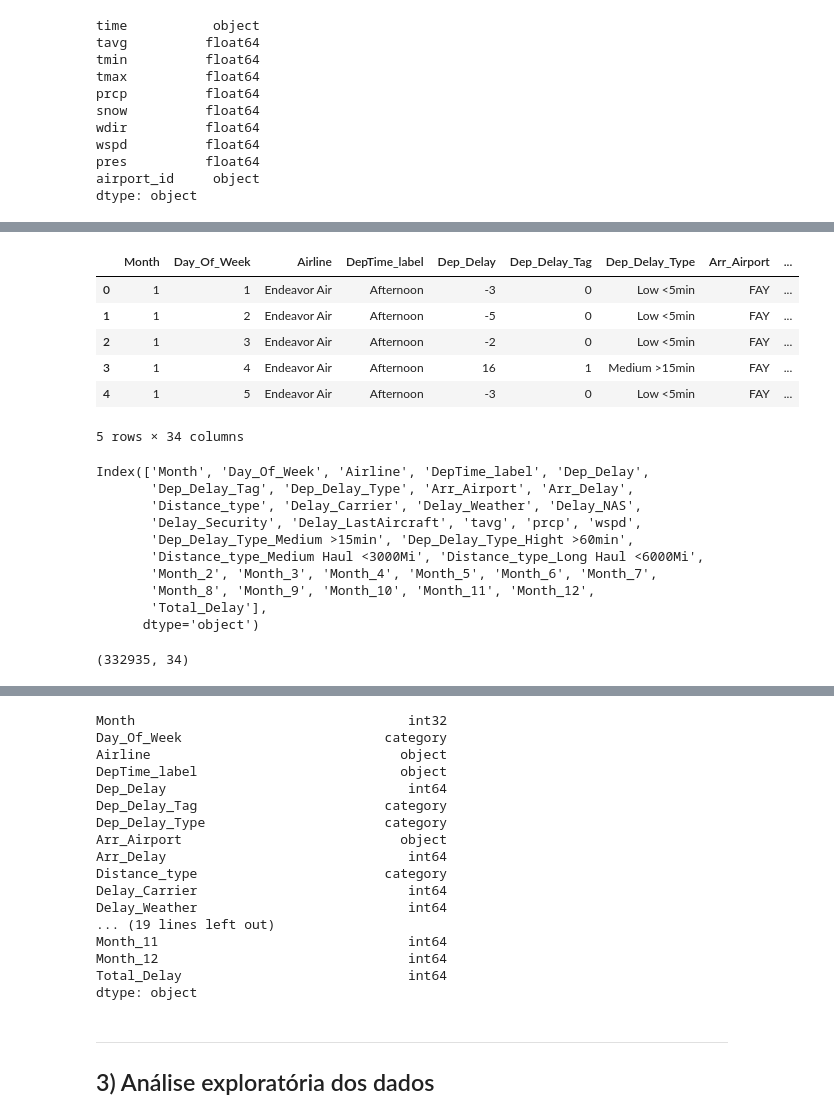
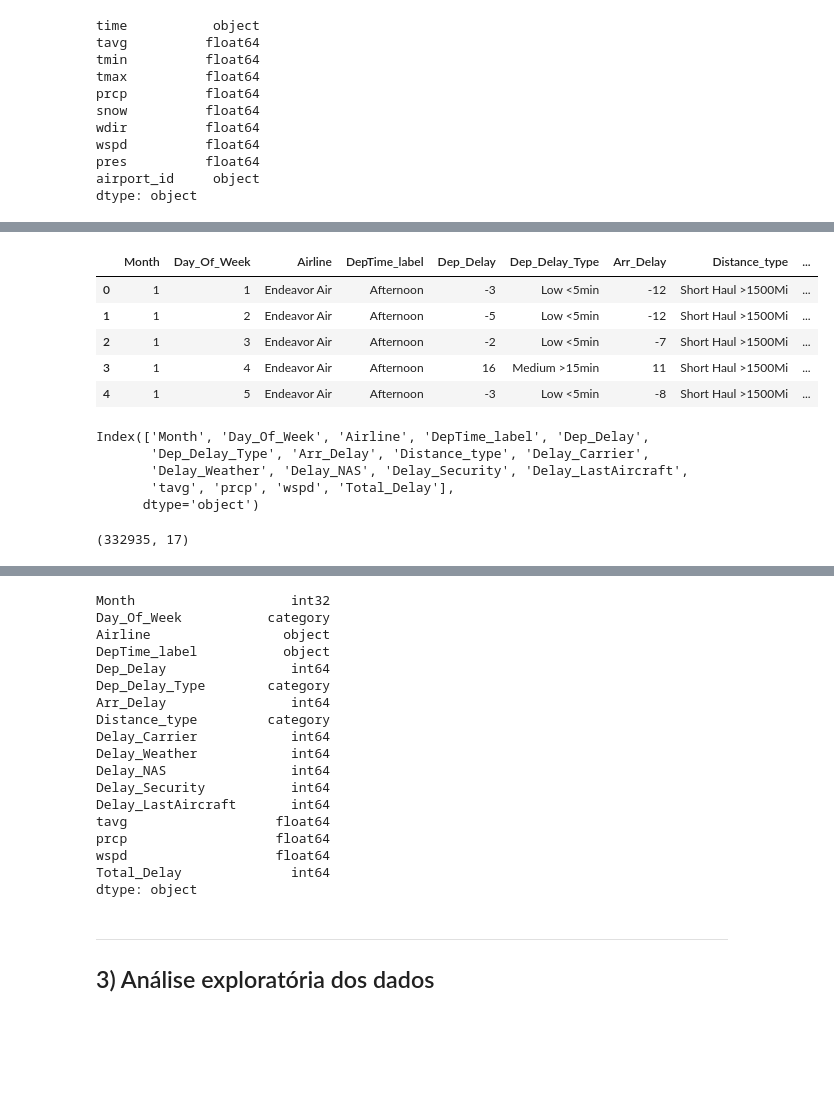
Before and after one commit to thomaskmk/cdados-3, a Jupyter notebook: teste.ipynb, the cells around one changed output, grey strips where cells are left out. Drawn from its saved outputs; the diff is of its cells as text; code cells hidden in the pictures; blank space fills up the shorter version.

```diff
--- a/teste.ipynb
+++ b/teste.ipynb
@@ -154,7 +136,7 @@ dados = dados.merge(dados_clima_subset, left_on='FlightDate', right_on='time', h
 dados.drop('time', axis=1, inplace=True)
 # %%
 # Descartando colunas que não serão utilizadas
-columns_to_drop = ['Tail_Number', 'Dep_CityName', 'Arr_CityName','Arr_Delay_Type', 'Flight_Duration', 'Manufacturer', 'Model', 'Aicraft_age', 'Dep_Airport']
+columns_to_drop = ['Tail_Number', 'Dep_CityName', 'Dep_Delay_Tag', 'Arr_Airport', 'Arr_CityName','Arr_Delay_Type', 'Flight_Duration', 'Manufacturer', 'Model', 'Aicraft_age', 'Dep_Airport']
 
 for column in columns_to_drop:
     dados = dados.drop(column, axis=1)
@@ -170,52 +152,35 @@ dados.head(5)
 # %%
 # Adaptando as colunas para o tipo correto
 dados.Day_Of_Week = dados.Day_Of_Week.astype('category')
-dados.Dep_Delay_Tag = dados.Dep_Delay_Tag.astype('category')
 
-# Substituindo os valores categóricos por valores numéricos
 dados.Dep_Delay_Type = dados.Dep_Delay_Type.astype('category') # Tipo do atraso na partida
 dados['Dep_Delay_Type'] = pd.Categorical(dados['Dep_Delay_Type'], categories=['Low <5min', 'Medium >15min', 'Hight >60min'], ordered=True)
-
-dummies = pd.get_dummies(dados['Dep_Delay_Type'], prefix='Dep_Delay_Type', drop_first=True, dtype='int64')
-dados = pd.concat([dados, dummies], axis=1)
 
 dados.Distance_type = dados.Distance_type.astype('category') # Tipo da distância
 dados['Distance_type'] = pd.Categorical(dados['Distance_type'], categories=['Short Haul >1500Mi', 'Medium Haul <3000Mi', 'Long Haul <6000Mi'], ordered=True)
 
-dummies = pd.get_dummies(dados['Distance_type'], prefix='Distance_type', drop_first=True, dtype='int64')
-dados = pd.concat([dados, dummies], axis=1)
-
 # Substituindo a data do voo pelo mês
 dados['FlightDate'] = pd.to_datetime(dados['FlightDate']).dt.month
 dados.rename(columns={'FlightDate': 'Month'}, inplace=True)
-
-dummies = pd.get_dummies(dados['Month'], prefix='Month', drop_first=True, dtype='int64')
-dados = pd.concat([dados, dummies], axis=1)
 
 # Adicionando a coluna de atraso total
 dados['Total_Delay'] = dados['Dep_Delay'] + dados['Arr_Delay']
 
 
 # Verificando os dados
 display(dados.head(5))
 display(dados.columns)
 display(dados.shape)
 # %% [output]
-|  | Month | Day_Of_Week | Airline | DepTime_label | Dep_Delay | Dep_Delay_Tag | Dep_Delay_Type | Arr_Airport | ... |
-| 0 | 1 | 1 | Endeavor Air | Afternoon | -3 | 0 | Low <5min | FAY | ... |
-| 1 | 1 | 2 | Endeavor Air | Afternoon | -5 | 0 | Low <5min | FAY | ... |
-| 2 | 1 | 3 | Endeavor Air | Afternoon | -2 | 0 | Low <5min | FAY | ... |
-| 3 | 1 | 4 | Endeavor Air | Afternoon | 16 | 1 | Medium >15min | FAY | ... |
-| 4 | 1 | 5 | Endeavor Air | Afternoon | -3 | 0 | Low <5min | FAY | ... |
+|  | Month | Day_Of_Week | Airline | DepTime_label | Dep_Delay | Dep_Delay_Type | Arr_Delay | Distance_type | ... |
+| 0 | 1 | 1 | Endeavor Air | Afternoon | -3 | Low <5min | -12 | Short Haul >1500Mi | ... |
+| 1 | 1 | 2 | Endeavor Air | Afternoon | -5 | Low <5min | -12 | Short Haul >1500Mi | ... |
+| 2 | 1 | 3 | Endeavor Air | Afternoon | -2 | Low <5min | -7 | Short Haul >1500Mi | ... |
+| 3 | 1 | 4 | Endeavor Air | Afternoon | 16 | Medium >15min | 11 | Short Haul >1500Mi | ... |
+| 4 | 1 | 5 | Endeavor Air | Afternoon | -3 | Low <5min | -8 | Short Haul >1500Mi | ... |
-5 rows × 34 columns
+Index(['Month', 'Day_Of_Week', 'Airline', 'DepTime_label', 'Dep_Delay',
+       'Dep_Delay_Type', 'Arr_Delay', 'Distance_type', 'Delay_Carrier',
+       'Delay_Weather', 'Delay_NAS', 'Delay_Security', 'Delay_LastAircraft',
+       'tavg', 'prcp', 'wspd', 'Total_Delay'],
+      dtype='object')
-Index(['Month', 'Day_Of_Week', 'Airline', 'DepTime_label', 'Dep_Delay',
-       'Dep_Delay_Tag', 'Dep_Delay_Type', 'Arr_Airport', 'Arr_Delay',
-       'Distance_type', 'Delay_Carrier', 'Delay_Weather', 'Delay_NAS',
-       'Delay_Security', 'Delay_LastAircraft', 'tavg', 'prcp', 'wspd',
-       'Dep_Delay_Type_Medium >15min', 'Dep_Delay_Type_Hight >60min',
-       'Distance_type_Medium Haul <3000Mi', 'Distance_type_Long Haul <6000Mi',
-       'Month_2', 'Month_3', 'Month_4', 'Month_5', 'Month_6', 'Month_7',
-       'Month_8', 'Month_9', 'Month_10', 'Month_11', 'Month_12',
-       'Total_Delay'],
-      dtype='object')
+(332935, 17)
-(332935, 34)
@@ -228,22 +187,23 @@ Index(['Month', 'Day_Of_Week', 'Airline', 'DepTime_label', 'Dep_Delay',
 # %%
 dados.dtypes
 # %% [output]
-Month                                   int32
-Day_Of_Week                          category
-Airline                                object
-DepTime_label                          object
-Dep_Delay                               int64
-Dep_Delay_Tag                        category
-Dep_Delay_Type                       category
-Arr_Airport                            object
-Arr_Delay                               int64
-Distance_type                        category
-Delay_Carrier                           int64
-Delay_Weather                           int64
-... (19 lines left out)
-Month_11                                int64
-Month_12                                int64
-Total_Delay                             int64
+Month                    int32
+Day_Of_Week           category
+Airline                 object
+DepTime_label           object
+Dep_Delay                int64
+Dep_Delay_Type        category
+Arr_Delay                int64
+Distance_type         category
+Delay_Carrier            int64
+Delay_Weather            int64
+Delay_NAS                int64
+Delay_Security           int64
+Delay_LastAircraft       int64
+tavg                   float64
+prcp                   float64
+wspd                   float64
+Total_Delay              int64
 dtype: object
 # %% [markdown]
 ----
```
Also changed, not shown: parts of 27 cells of this notebook, 4 other files.
